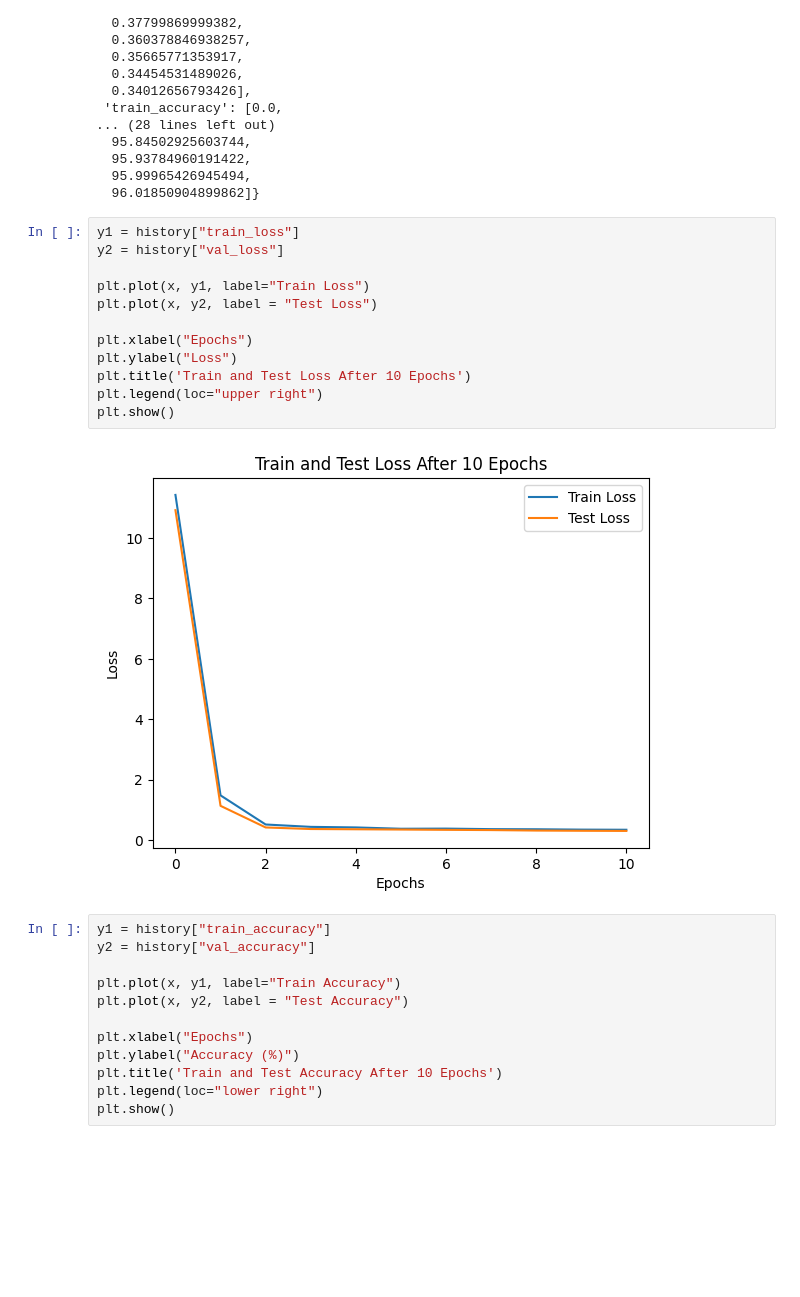
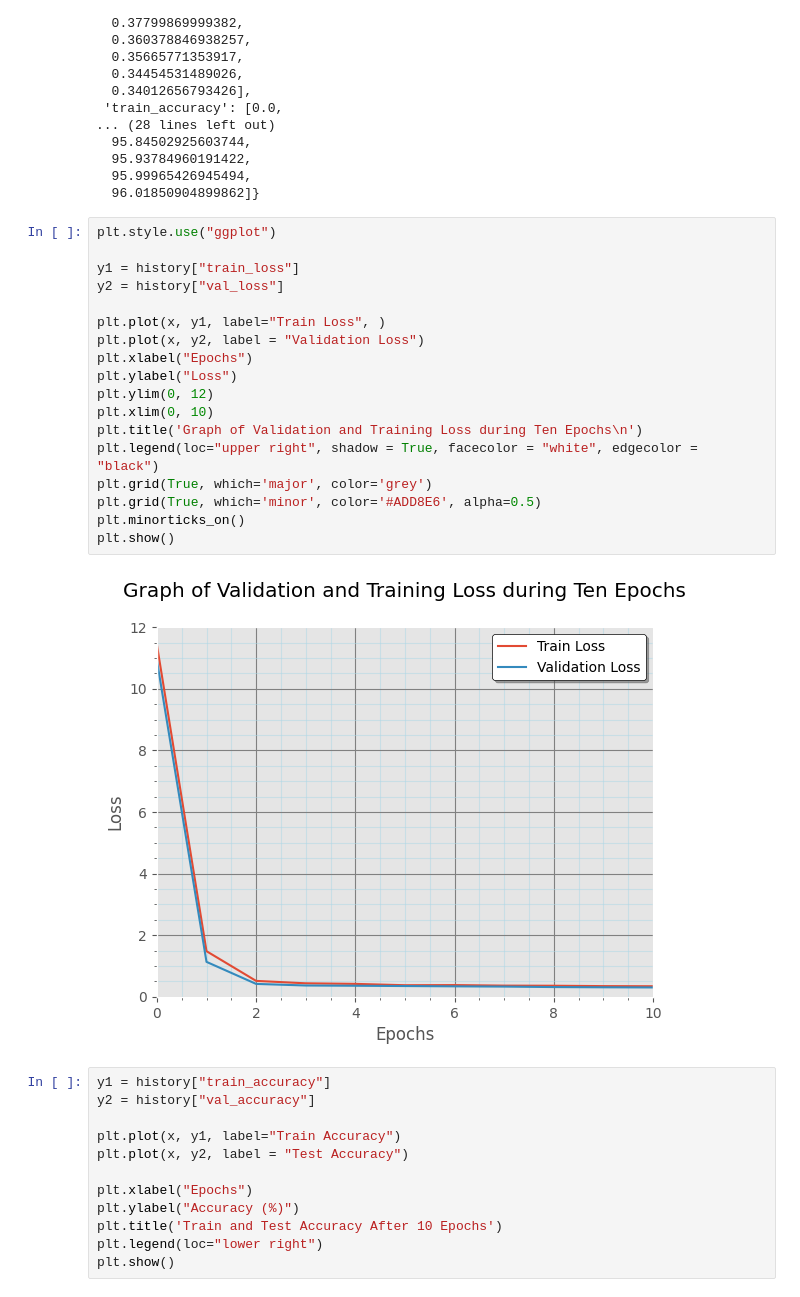
Before and after one commit to sakethsatti/VisualTransformerCaptioning, a Jupyter notebook: notebooks/graphs.ipynb, the cells around one changed output. Drawn from its saved outputs; the diff is of its cells as text; blank space fills up the shorter version.

```diff
--- a/notebooks/graphs.ipynb
+++ b/notebooks/graphs.ipynb
@@ -32,19 +32,25 @@ history
   95.99965426945494,
   96.01850904899862]}
 # %%
+plt.style.use("ggplot")
+
 y1 = history["train_loss"]
 y2 = history["val_loss"]
 
-plt.plot(x, y1, label="Train Loss")
-plt.plot(x, y2, label = "Test Loss")
-
+plt.plot(x, y1, label="Train Loss", )
+plt.plot(x, y2, label = "Validation Loss")
 plt.xlabel("Epochs")
 plt.ylabel("Loss")
-plt.title('Train and Test Loss After 10 Epochs')
-plt.legend(loc="upper right")
+plt.ylim(0, 12)
+plt.xlim(0, 10)
+plt.title('Graph of Validation and Training Loss during Ten Epochs\n')
+plt.legend(loc="upper right", shadow = True, facecolor = "white", edgecolor = "black")
+plt.grid(True, which='major', color='grey')
+plt.grid(True, which='minor', color='#ADD8E6', alpha=0.5)
+plt.minorticks_on()
 plt.show()
 # %% [output]
-[figure, old version]
+[figure, new version]
 # %%
 y1 = history["train_accuracy"]
 y2 = history["val_accuracy"]
```
Also changed, not shown: 2 other files.
